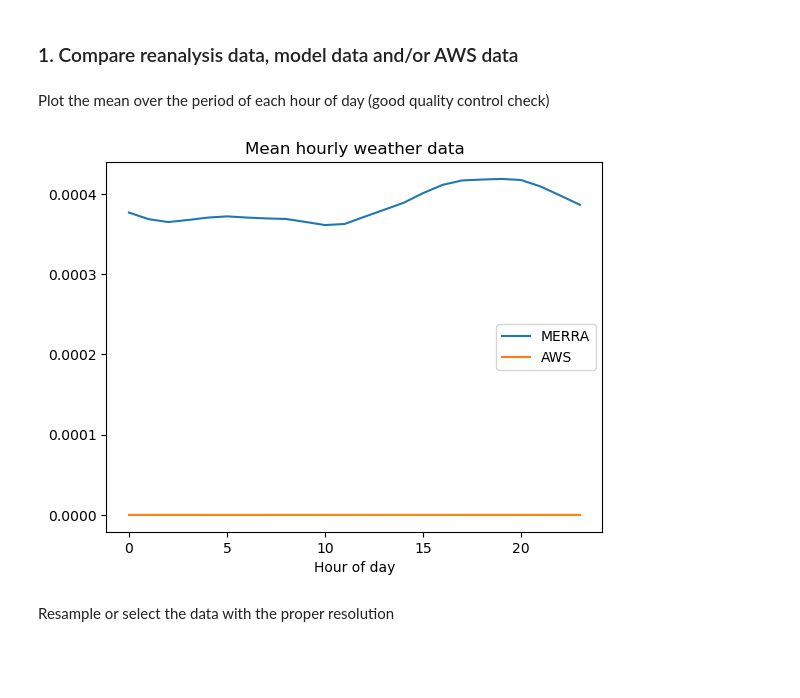
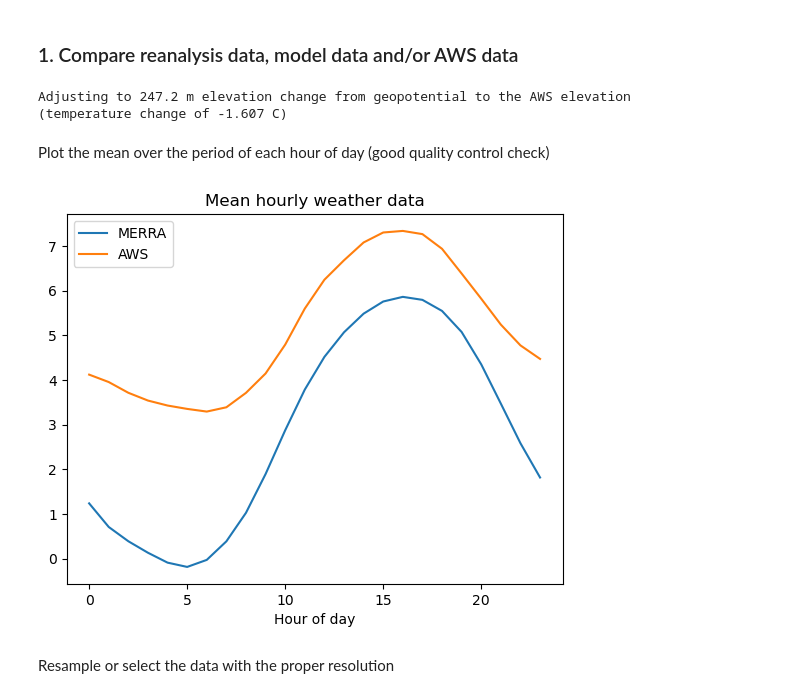
Before and after one commit to clairevwilson/PyGEM-EB, a Jupyter notebook: pygem_eb/processing/climate_plotting.ipynb, the cells around one changed output. Saved outputs shown, nothing was run; the diff lists cells and outputs as text; code cells hidden in the pictures; blank space fills up the shorter version.

Commit message:
grid_search update and plotting

```diff
--- a/pygem_eb/processing/climate_plotting.ipynb
+++ b/pygem_eb/processing/climate_plotting.ipynb
@@ -10,10 +10,10 @@ import numpy as np
 import scipy.stats as ss
 # %%
 # INPUTS
-var = 'tp'      # Variable to compare
+var = 'temp'      # Variable to compare
 model = 'MERRA2'
-start = pd.to_datetime('2003-04-01 00:00')
-end = pd.to_datetime('2018-09-30 00:00')
+start = pd.to_datetime('2004-04-01 00:00')
+end = pd.to_datetime('2004-09-30 00:00')
 res = 'd'
 resample = True         # resample to res or just sample at that resolution
 plothour = 12           # hour of day to plot if not resampling
@@ -37,7 +37,8 @@ all_vars = {'temp':{'MERRA2':'T2M','ERA5':'t2m'},
 fp_clim = '/home/claire/research/climate_data/'
 fp_MERRA2 = os.path.join(fp_clim,'MERRA2/VAR/MERRA2_VAR_LAT_LON.nc')
 fp_ERA5 = os.path.join(fp_clim,'ERA5/ERA5_hourly/ERA5_VAR_hourly.nc')
-fp_AWS = os.path.join(fp_clim,'AWS/Gulkana/LVL2/gulkana1480_hourly_LVL2.csv') # 'AWS/Preprocessed/south/south2280_2008.csv'
+fp_AWS = os.path.join(fp_clim,'AWS/Preprocessed/gulkana_20yrs.csv') # 'AWS/Preprocessed/south/south2280_2008.csv'
+# 'AWS/Gulkana/LVL2/gulkana1480_hourly_LVL2.csv'
 list_RGI = os.listdir('/home/claire/research/RGI/rgi60/00_rgi60_attribs/')
 # %%
 # GLACIER COORDINATES
@@ -103,9 +104,13 @@ elev = eds[elevname].to_numpy()[0] / 9.81
 ds_model = ds.copy(deep=True)
 # %%
 # GET AWS DATA
-AWS_elev = 1480
 df_AWS = pd.read_csv(fp_AWS,index_col=0)
 df_AWS.index = pd.to_datetime(df_AWS.index)
+if 'z' not in df_AWS.columns:
+    AWS_elev = 1480 # FILL OUT MANUALLY
+else:
+    AWS_elev = df_AWS.iloc[0]['z']
+
 if 'site_temp_USGS' in df_AWS.columns:
     df_AWS = df_AWS.rename(columns={'site_temp_USGS':'temp'})
 if 'Precip_Weighing_Incremental' in df_AWS.columns:
@@ -131,29 +136,35 @@ if not units_checked:
         ds_model = ds_model - 0.0065*(AWS_elev - elev)
     elif var in ['SWin','LWin']:
         df_AWS /= 3600
+# %% [output]
+Adjusting to 247.2 m elevation change from geopotential to the AWS elevation
+(temperature change of -1.607 C)
 # %% [markdown]
 Plot the mean over the period of each hour of day (good quality control check)
 # %%
 ds_model['hour'] = (['time'],pd.to_datetime(ds_model['time'].values).hour)
-df_AWS = df_AWS.to_frame().assign(hour=pd.to_datetime(df_AWS.index).hour)
+if isinstance(df_AWS,pd.DataFrame):
+    df_AWS = df_AWS.assign(hour=pd.to_datetime(df_AWS.index).hour)
+else:
+    df_AWS = df_AWS.to_frame().assign(hour=pd.to_datetime(df_AWS.index).hour)
 hourly_model = []
 hourly_AWS = []
 for hour in np.arange(24):
     ds_hour = ds_model.where(ds_model['hour'] == hour,drop=True)
     vardata = ds_hour[all_vars[var]['MERRA2']].values
     hourly_mean = np.mean(vardata[~np.isnan(vardata)])
     hourly_model.append(hourly_mean)
 
     df_hour = df_AWS.loc[df_AWS['hour'] == hour]
     vardata = df_hour[var].to_numpy()
     hourly_mean = np.mean(vardata[~np.isnan(vardata)])
     hourly_AWS.append(hourly_mean)
 plt.plot(np.arange(24),hourly_model,label='MERRA')
 plt.plot(np.arange(24),hourly_AWS,label='AWS')
 plt.legend()
 plt.ylabel('')
 plt.xlabel('Hour of day')
 plt.title('Mean hourly weather data')
 plt.show()
 # %% [output]
-[figure, old version]
+[figure, new version]
```
Also changed, not shown: parts of 3 cells of this notebook, 7 other files.
